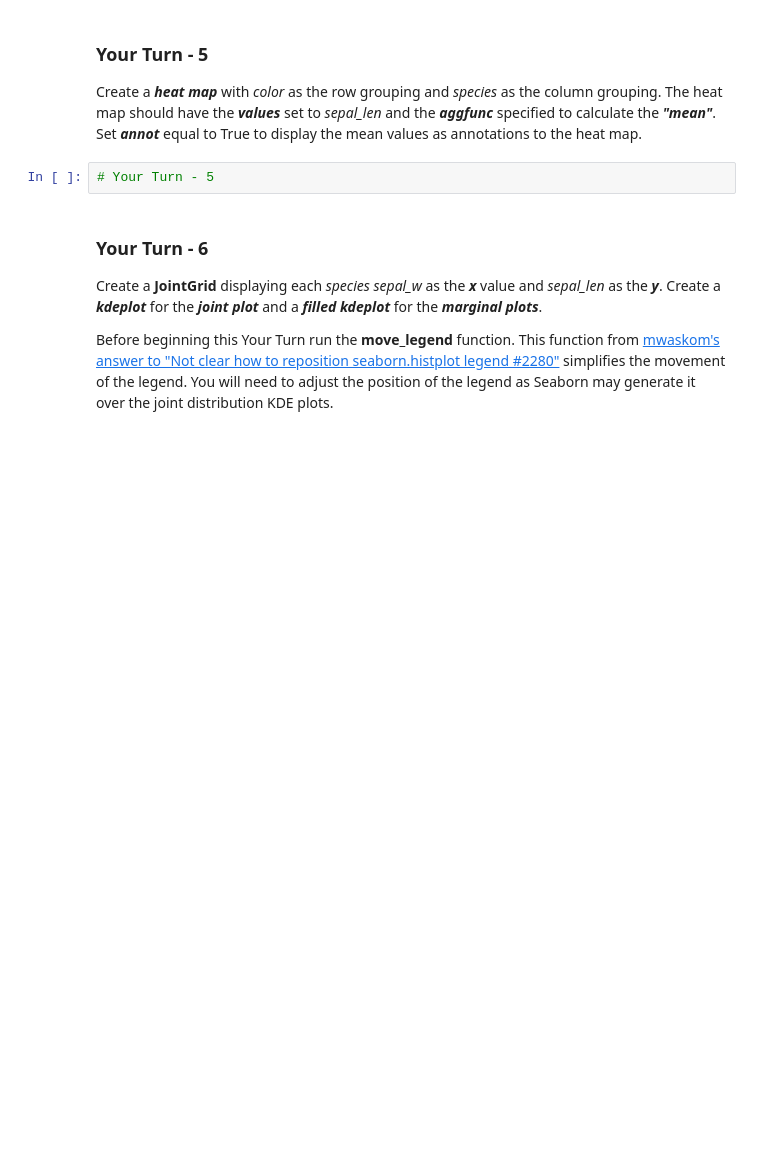
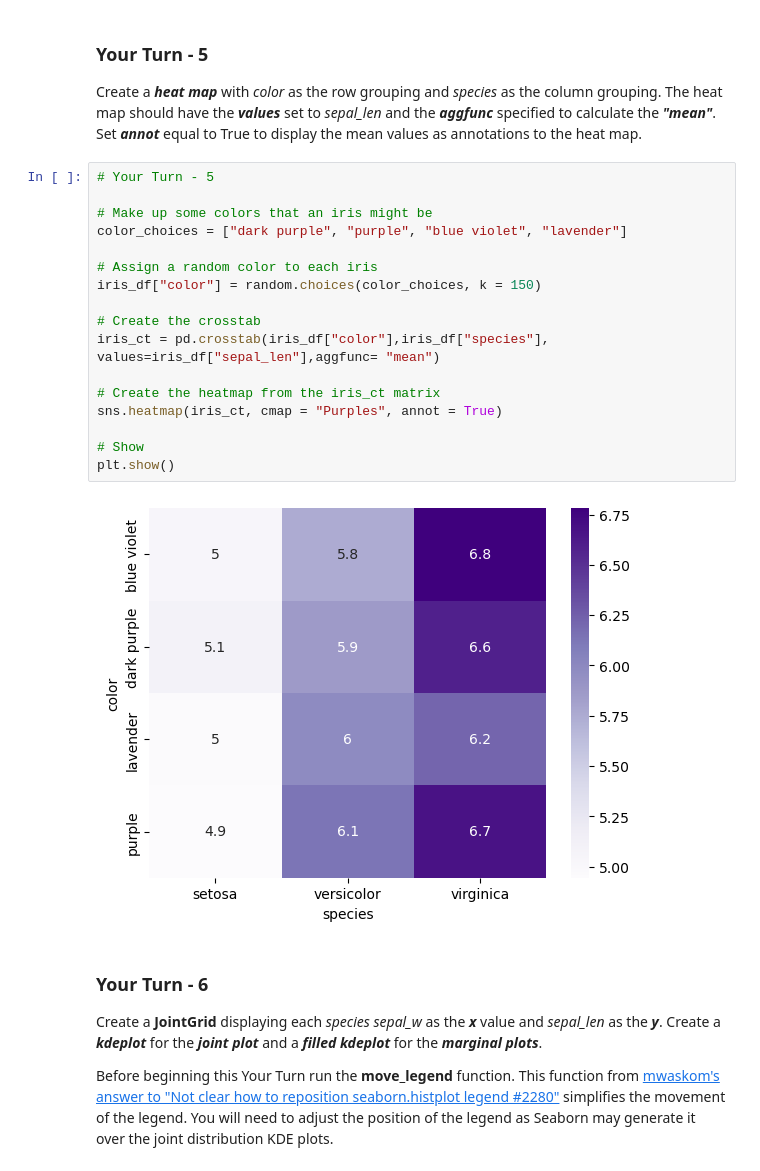
Before and after one commit to cgcordes/M07-visualization-matplotlib-main, a Jupyter notebook: M07-visualization-matplotlib-main/Case_Study-_Iris_Dataset_-_Intermediate_-_Student.ipynb, the cells around one changed output. Saved outputs shown, nothing was run; the diff lists cells and outputs as text; blank space fills up the shorter version.

```diff
--- a/M07-visualization-matplotlib-main/Case_Study-_Iris_Dataset_-_Intermediate_-_Student.ipynb
+++ b/M07-visualization-matplotlib-main/Case_Study-_Iris_Dataset_-_Intermediate_-_Student.ipynb
@@ -420,6 +487,23 @@ Create a <b><i>swarm plot</i></b> with <i>sepal_len</i> for <b><i>x</i></b> and
 Create a <b><i>heat map</i></b> with <i>color</i> as the row grouping and <i>species</i> as the column grouping. The heat map should have the <b><i>values</i></b> set to <i>sepal_len</i> and the <b><i>aggfunc</i></b> specified to calculate the <b><i>"mean"</i></b>. Set <b><i>annot</i></b> equal to <span class="bltn">True</span> to display the mean values as annotations to the heat map.
 # %%
 # Your Turn - 5
+
+# Make up some colors that an iris might be
+color_choices = ["dark purple", "purple", "blue violet", "lavender"]
+
+# Assign a random color to each iris
+iris_df["color"] = random.choices(color_choices, k = 150)
+
+# Create the crosstab
+iris_ct = pd.crosstab(iris_df["color"],iris_df["species"], values=iris_df["sepal_len"],aggfunc= "mean")
+
+# Create the heatmap from the iris_ct matrix
+sns.heatmap(iris_ct, cmap = "Purples", annot = True)
+
+# Show
+plt.show()
+# %% [output]
+[figure, added]
 # %% [markdown]
 <h3 class="yt">Your Turn - 6</h3>
 
```
Also changed, not shown: parts of 17 cells of this notebook.
